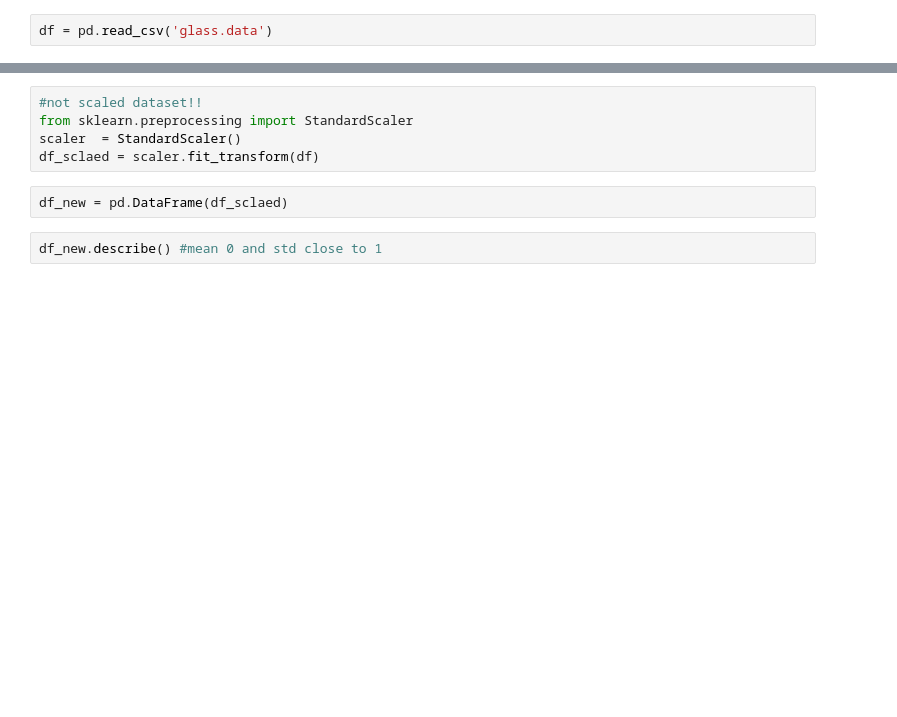
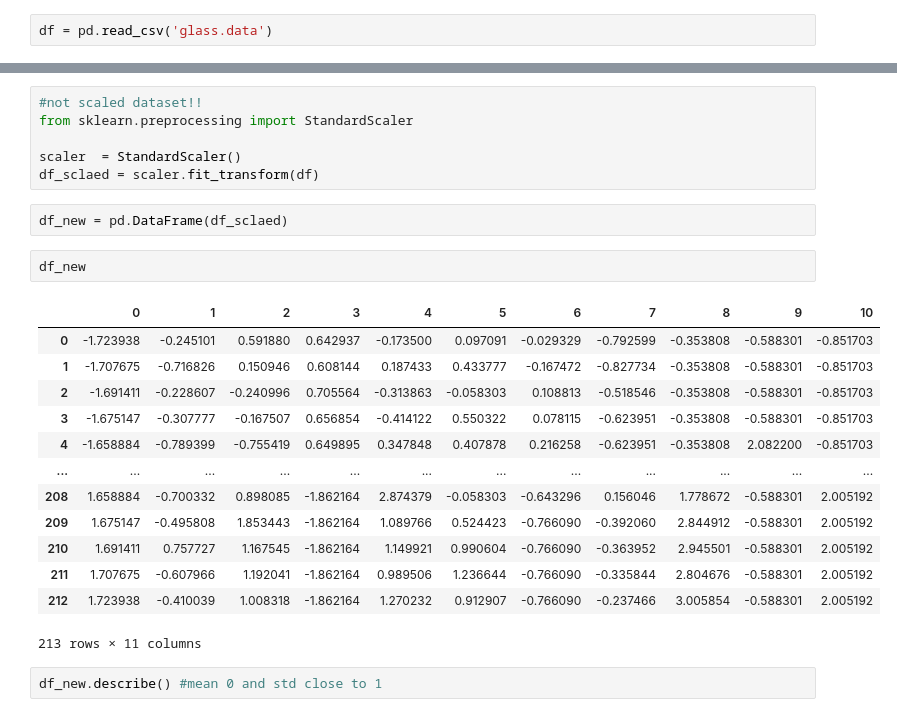
Before and after one commit to aymane1234/macx, a Jupyter notebook: ml-main/Dimensionality reduction raw_technique.ipynb, the cells around one changed output, grey strips where cells are left out. Cells and saved outputs as stored; diff of their text form; blank space fills up the shorter version.

```diff
--- a/ml-main/Dimensionality reduction raw_technique.ipynb
+++ b/ml-main/Dimensionality reduction raw_technique.ipynb
@@ -123,10 +123,27 @@ df.describe()
 # %%
 #not scaled dataset!!
 from sklearn.preprocessing import StandardScaler
+
 scaler  = StandardScaler()
 df_sclaed = scaler.fit_transform(df)
 # %%
 df_new = pd.DataFrame(df_sclaed)
+# %%
+df_new
+# %% [output]
+|  | 0 | 1 | 2 | 3 | 4 | 5 | 6 | 7 | 8 | 9 | 10 |
+| 0 | -1.723938 | -0.245101 | 0.591880 | 0.642937 | -0.173500 | 0.097091 | -0.029329 | -0.792599 | -0.353808 | -0.588301 | -0.851703 |
+| 1 | -1.707675 | -0.716826 | 0.150946 | 0.608144 | 0.187433 | 0.433777 | -0.167472 | -0.827734 | -0.353808 | -0.588301 | -0.851703 |
+| 2 | -1.691411 | -0.228607 | -0.240996 | 0.705564 | -0.313863 | -0.058303 | 0.108813 | -0.518546 | -0.353808 | -0.588301 | -0.851703 |
+| 3 | -1.675147 | -0.307777 | -0.167507 | 0.656854 | -0.414122 | 0.550322 | 0.078115 | -0.623951 | -0.353808 | -0.588301 | -0.851703 |
+| 4 | -1.658884 | -0.789399 | -0.755419 | 0.649895 | 0.347848 | 0.407878 | 0.216258 | -0.623951 | -0.353808 | 2.082200 | -0.851703 |
+| ... | ... | ... | ... | ... | ... | ... | ... | ... | ... | ... | ... |
+| 208 | 1.658884 | -0.700332 | 0.898085 | -1.862164 | 2.874379 | -0.058303 | -0.643296 | 0.156046 | 1.778672 | -0.588301 | 2.005192 |
+| 209 | 1.675147 | -0.495808 | 1.853443 | -1.862164 | 1.089766 | 0.524423 | -0.766090 | -0.392060 | 2.844912 | -0.588301 | 2.005192 |
+| 210 | 1.691411 | 0.757727 | 1.167545 | -1.862164 | 1.149921 | 0.990604 | -0.766090 | -0.363952 | 2.945501 | -0.588301 | 2.005192 |
+| 211 | 1.707675 | -0.607966 | 1.192041 | -1.862164 | 0.989506 | 1.236644 | -0.766090 | -0.335844 | 2.804676 | -0.588301 | 2.005192 |
+| 212 | 1.723938 | -0.410039 | 1.008318 | -1.862164 | 1.270232 | 0.912907 | -0.766090 | -0.237466 | 3.005854 | -0.588301 | 2.005192 |
+213 rows × 11 columns
 # %%
 df_new.describe() #mean 0 and std close to 1
 # %% [output]
```
Also changed, not shown: parts of 7 cells of this notebook.
